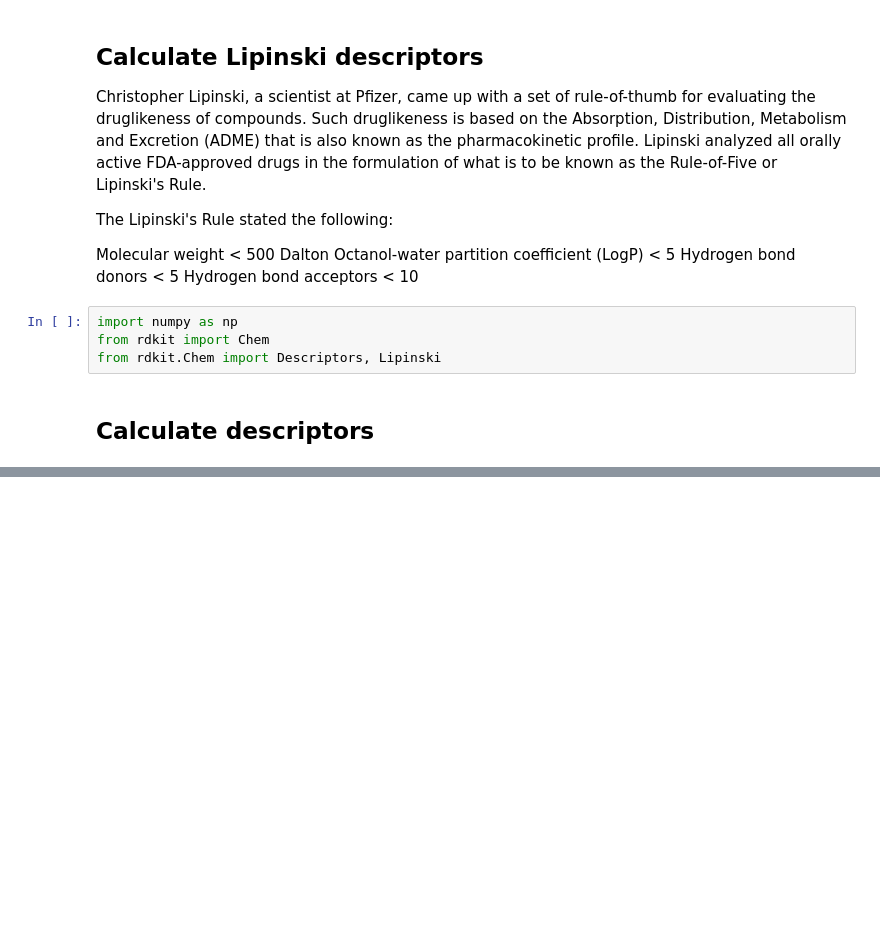
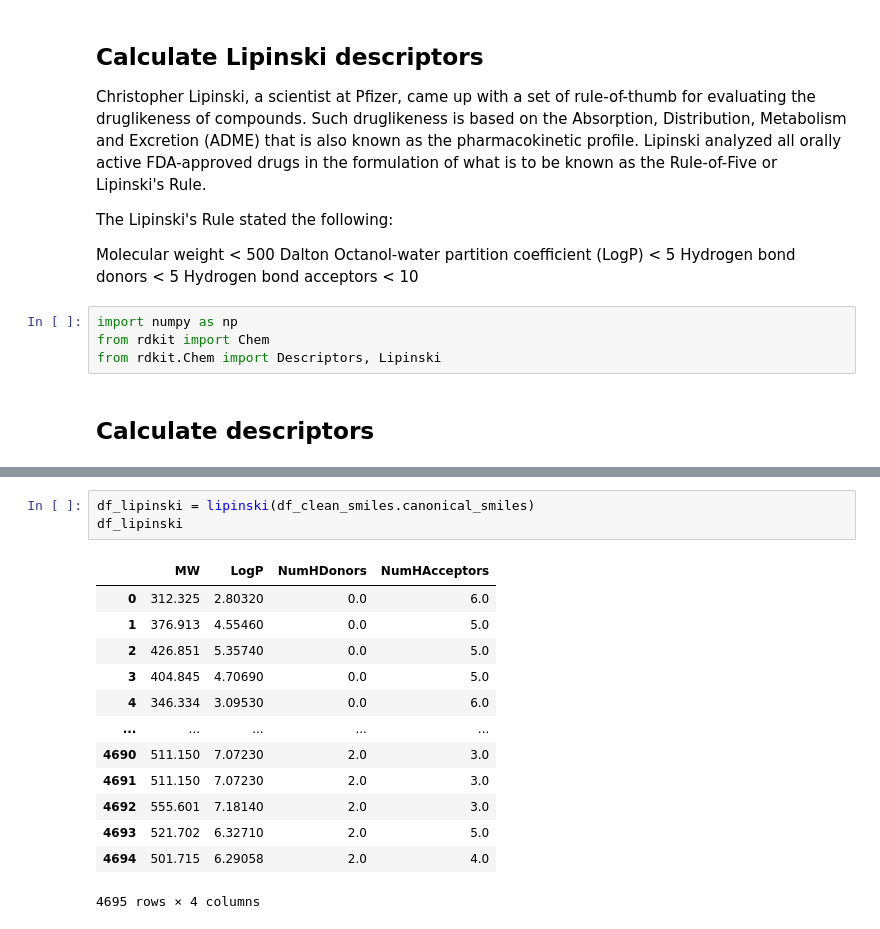
Before and after one commit to tanaymukherjee/ML-in-Bioinformatics, a Jupyter notebook: Part_2_EDA.ipynb, the cells around one changed output, grey strips where cells are left out. Saved outputs shown, nothing was run; the diff lists cells and outputs as text; blank space fills up the shorter version.

```diff
--- a/Part_2_EDA.ipynb
+++ b/Part_2_EDA.ipynb
@@ -109,0 +153,17 @@ from rdkit.Chem import Descriptors, Lipinski
+# %%
+df_lipinski = lipinski(df_clean_smiles.canonical_smiles)
+df_lipinski
+# %% [output]
+|  | MW | LogP | NumHDonors | NumHAcceptors |
+| 0 | 312.325 | 2.80320 | 0.0 | 6.0 |
+| 1 | 376.913 | 4.55460 | 0.0 | 5.0 |
+| 2 | 426.851 | 5.35740 | 0.0 | 5.0 |
+| 3 | 404.845 | 4.70690 | 0.0 | 5.0 |
+| 4 | 346.334 | 3.09530 | 0.0 | 6.0 |
+| ... | ... | ... | ... | ... |
+| 4690 | 511.150 | 7.07230 | 2.0 | 3.0 |
+| 4691 | 511.150 | 7.07230 | 2.0 | 3.0 |
+| 4692 | 555.601 | 7.18140 | 2.0 | 3.0 |
+| 4693 | 521.702 | 6.32710 | 2.0 | 5.0 |
+| 4694 | 501.715 | 6.29058 | 2.0 | 4.0 |
+4695 rows × 4 columns
```
Also changed, not shown: parts of 20 cells of this notebook.
